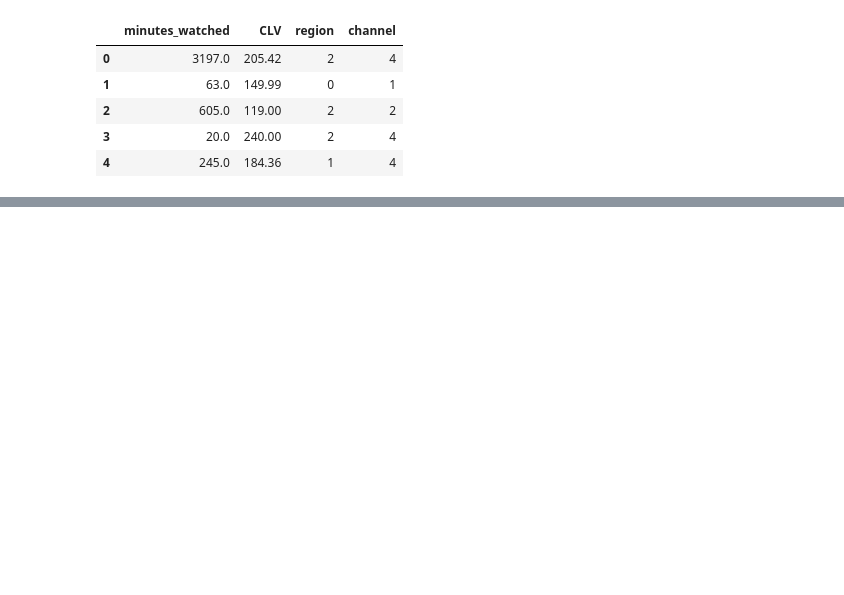
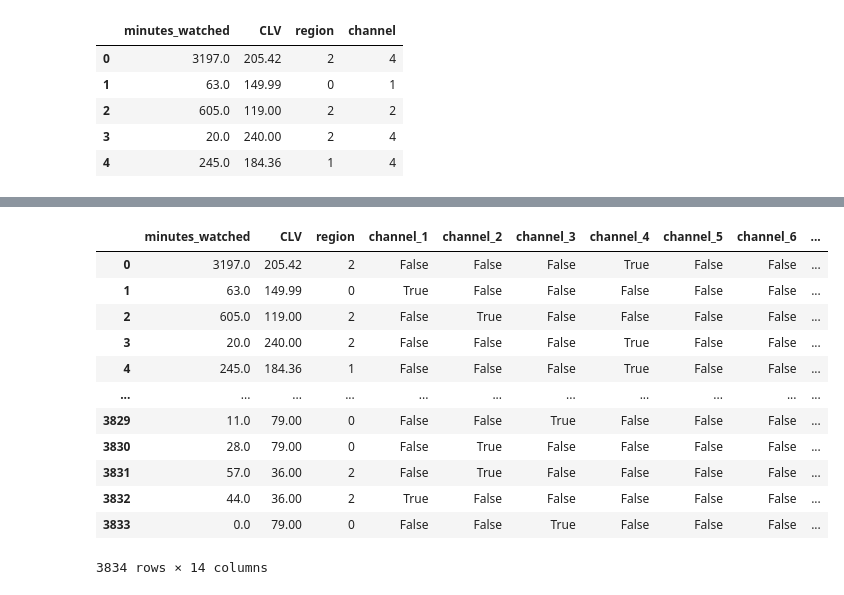
Before and after one commit to RabindraManandhar/Customer-Segmentation-in-Marketing-with-Python-Project, a Jupyter notebook: Project.ipynb, the cells around one changed output, grey strips where cells are left out. Saved outputs shown, nothing was run; the diff lists cells and outputs as text; code cells hidden in the pictures; blank space fills up the shorter version.

```diff
--- a/Project.ipynb
+++ b/Project.ipynb
@@ -29,0 +128,3 @@ df.head()
+# %%
+# Create a list of the geographic regions variable
+df_countries = df_segmentation['region']
@@ -29,0 +140,30 @@ df.head()
+# %%
+# identical dummies for the channel of aquisition
+segment_dummies = pd.get_dummies(df_heard_from, prefix = 'channel', prefix_sep = '_')
+df_segmentation = pd.concat([df_segmentation, segment_dummies], axis = 1)
+# %%
+# Creating dummy variables for the `df_countries` dataframe.
+# Each column in `df_countries` will be prefixed with 'country_region_' in the new columns.
+segment_dummies_2 = pd.get_dummies(df_countries, prefix = 'country_region', prefix_sep = '_')
+
+# Appending the created dummy columns from `segment_dummies_2` to the `df_segmentation` dataframe.
+df_segmentation = pd.concat([df_segmentation, segment_dummies_2], axis = 1)
+# %%
+# drop the channel variable as it is non-numerical and we'll not be able to perform the segmentation
+df_segmentation = df_segmentation.drop(["channel"], axis = 1)
+# %%
+df_segmentation
+# %% [output]
+|  | minutes_watched | CLV | region | channel_1 | channel_2 | channel_3 | channel_4 | channel_5 | channel_6 | ... |
+| 0 | 3197.0 | 205.42 | 2 | False | False | False | True | False | False | ... |
+| 1 | 63.0 | 149.99 | 0 | True | False | False | False | False | False | ... |
+| 2 | 605.0 | 119.00 | 2 | False | True | False | False | False | False | ... |
+| 3 | 20.0 | 240.00 | 2 | False | False | False | True | False | False | ... |
+| 4 | 245.0 | 184.36 | 1 | False | False | False | True | False | False | ... |
+| ... | ... | ... | ... | ... | ... | ... | ... | ... | ... | ... |
+| 3829 | 11.0 | 79.00 | 0 | False | False | True | False | False | False | ... |
+| 3830 | 28.0 | 79.00 | 0 | False | True | False | False | False | False | ... |
+| 3831 | 57.0 | 36.00 | 2 | False | True | False | False | False | False | ... |
+| 3832 | 44.0 | 36.00 | 2 | True | False | False | False | False | False | ... |
+| 3833 | 0.0 | 79.00 | 0 | False | False | True | False | False | False | ... |
+3834 rows × 14 columns
```
Also changed, not shown: parts of 23 cells of this notebook, 5 other files.
